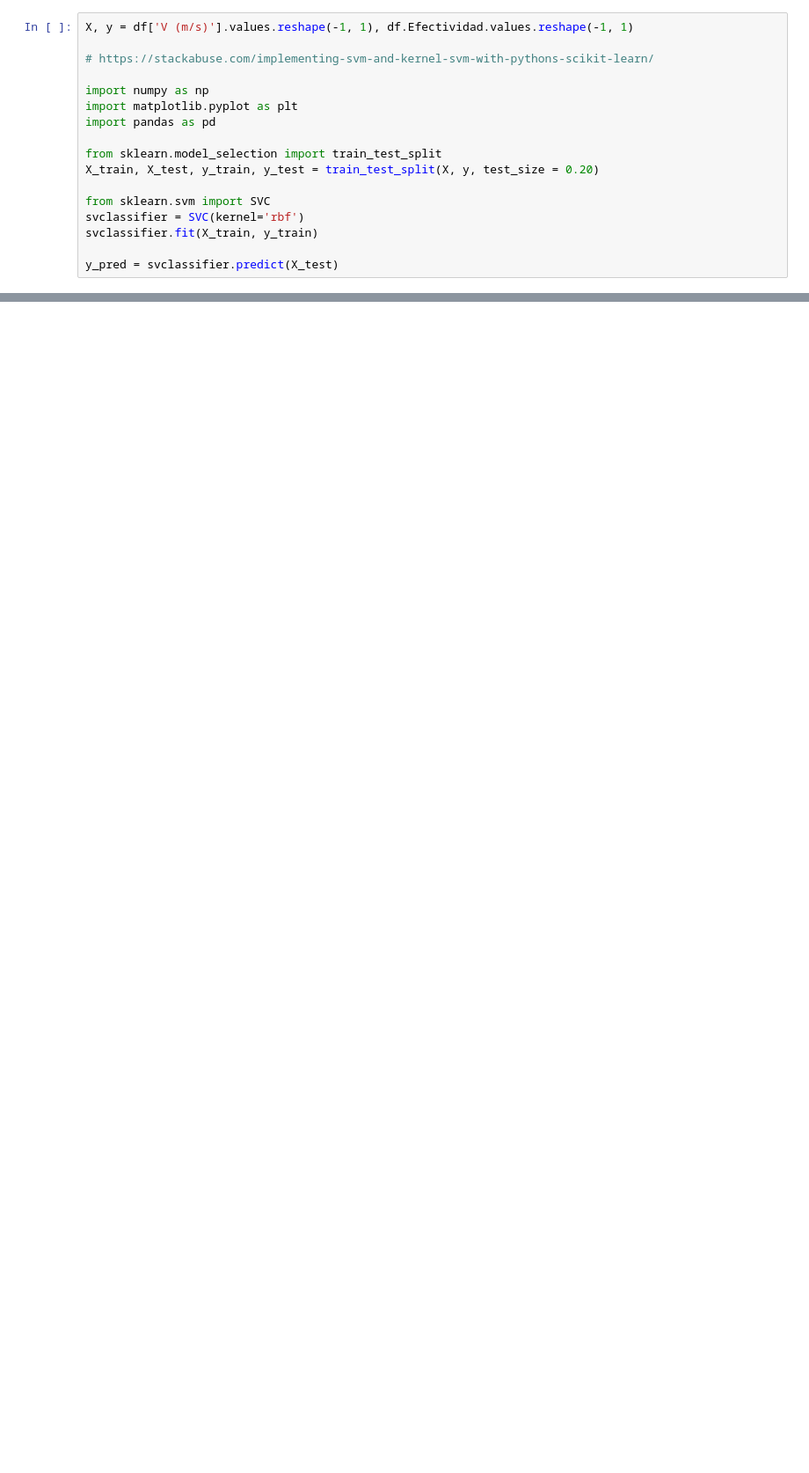
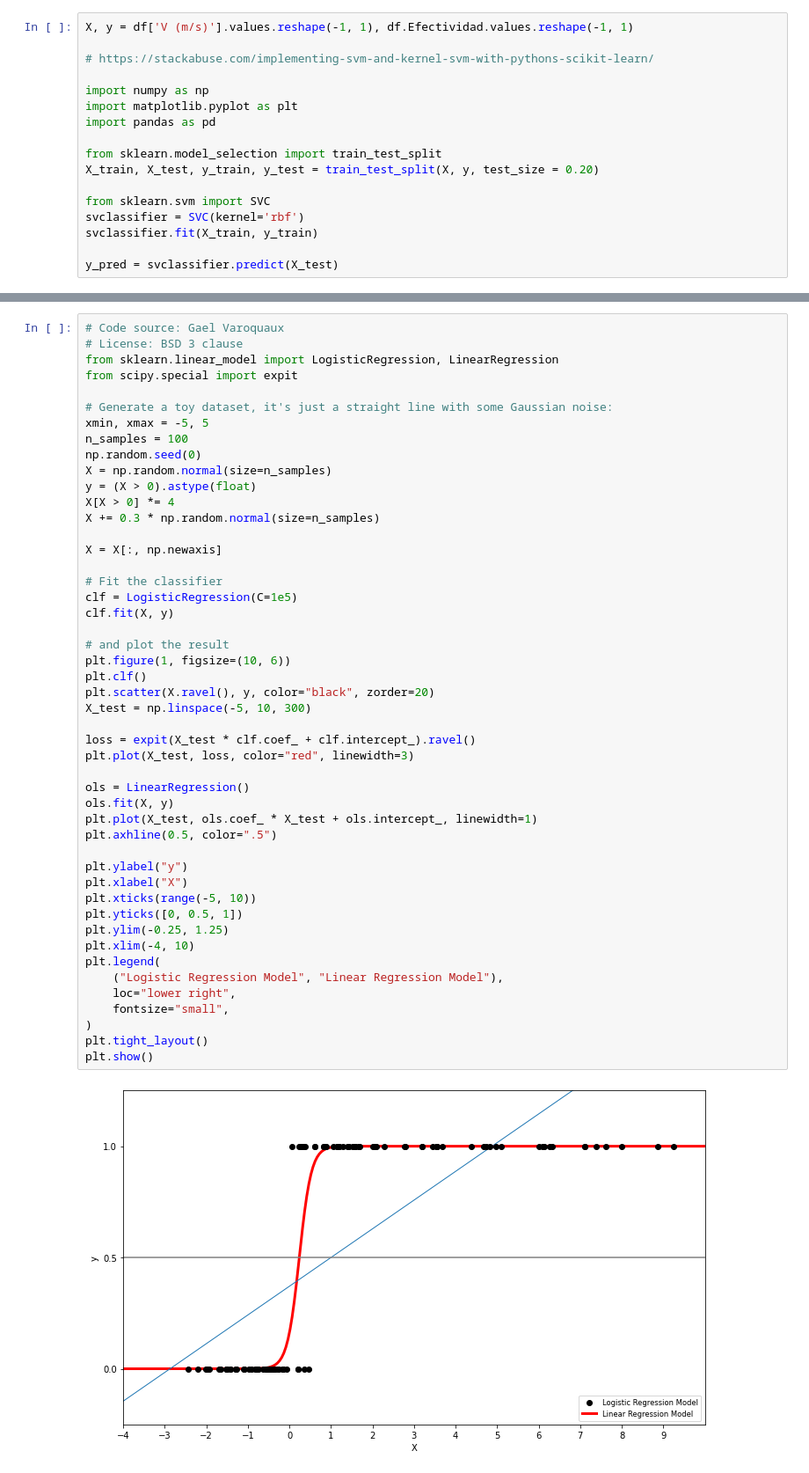
Before and after one commit to Jalagarto/tennis, a Jupyter notebook: EDA/understanding_data.ipynb, the cells around one changed output, grey strips where cells are left out. Shown at 88% size. Drawn from its saved outputs; the diff is of its cells as text; blank space fills up the shorter version.

```diff
--- a/EDA/understanding_data.ipynb
+++ b/EDA/understanding_data.ipynb
@@ -455,0 +520,50 @@ plt.show()  # this doesn't make any sense
+# %%
+# Code source: Gael Varoquaux
+# License: BSD 3 clause
+from sklearn.linear_model import LogisticRegression, LinearRegression
+from scipy.special import expit
+
+# Generate a toy dataset, it's just a straight line with some Gaussian noise:
+xmin, xmax = -5, 5
+n_samples = 100
+np.random.seed(0)
+X = np.random.normal(size=n_samples)
+y = (X > 0).astype(float)
+X[X > 0] *= 4
+X += 0.3 * np.random.normal(size=n_samples)
+
+X = X[:, np.newaxis]
+
+# Fit the classifier
+clf = LogisticRegression(C=1e5)
+clf.fit(X, y)
+
+# and plot the result
+plt.figure(1, figsize=(10, 6))
+plt.clf()
+plt.scatter(X.ravel(), y, color="black", zorder=20)
+X_test = np.linspace(-5, 10, 300)
+
+loss = expit(X_test * clf.coef_ + clf.intercept_).ravel()
+plt.plot(X_test, loss, color="red", linewidth=3)
+
+ols = LinearRegression()
+ols.fit(X, y)
+plt.plot(X_test, ols.coef_ * X_test + ols.intercept_, linewidth=1)
+plt.axhline(0.5, color=".5")
+
+plt.ylabel("y")
+plt.xlabel("X")
+plt.xticks(range(-5, 10))
+plt.yticks([0, 0.5, 1])
+plt.ylim(-0.25, 1.25)
+plt.xlim(-4, 10)
+plt.legend(
+    ("Logistic Regression Model", "Linear Regression Model"),
+    loc="lower right",
+    fontsize="small",
+)
+plt.tight_layout()
+plt.show()
+# %% [output]
+[figure, added]
```
Also changed, not shown: parts of 14 cells of this notebook, 2 other files.
